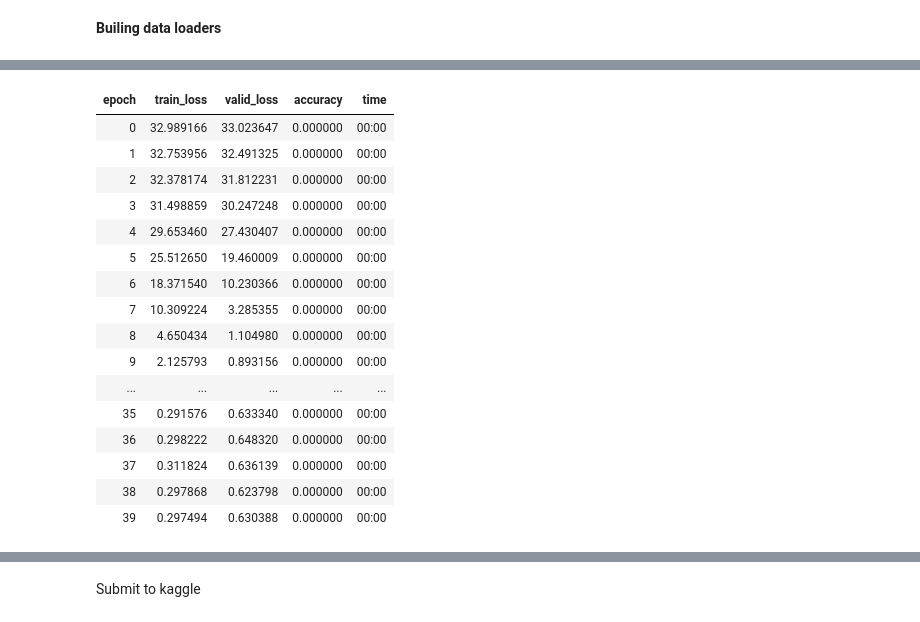
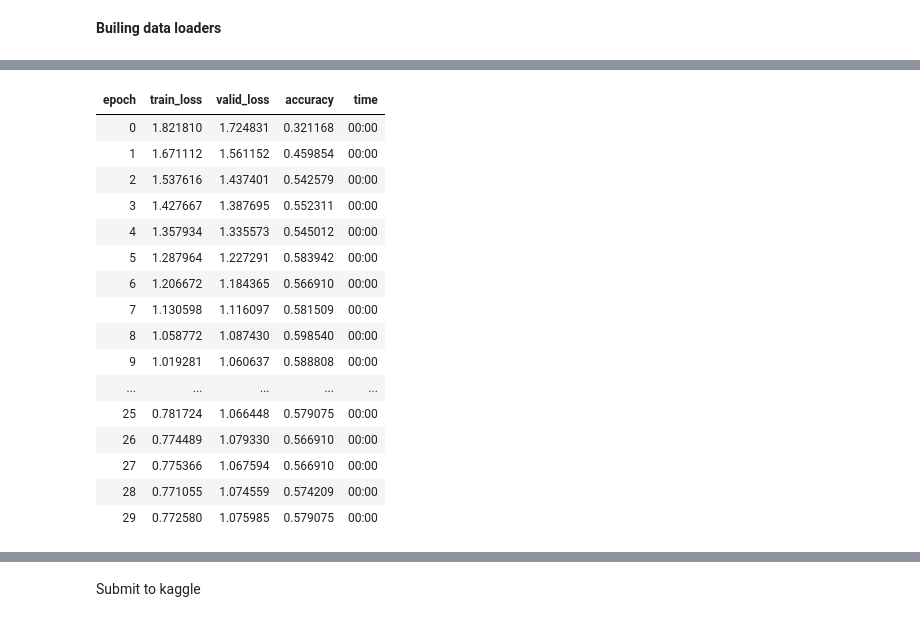
Before and after one commit to rubanzasilva/ps-s03e05, a Jupyter notebook: ps-s03e05.ipynb, the cells around one changed output, grey strips where cells are left out. Cells and saved outputs as stored; diff of their text form; code cells hidden in the pictures.

```diff
--- a/ps-s03e05.ipynb
+++ b/ps-s03e05.ipynb
@@ -75,6 +75,7 @@ to = TabularPandas(train_df, procs=[Normalize],
                    cat_names = None,
     cont_names = ['fixed acidity', 'volatile acidity', 'citric acid','residual sugar', 'chlorides', 'free sulfur dioxide','total sulfur dioxide', 'density', 'pH', 'sulphates', 'alcohol',],
                    y_names='quality',
+                   y_block = CategoryBlock(),
                    splits=splits)
 # %%
 to.xs.iloc[:2]
@@ -110,23 +111,23 @@ SuggestedLRs(valley=0.009120108559727669)
 # %%
-learn.fit_one_cycle(40,1e-3)
+learn.fit_one_cycle(30,1e-3, wd=0.2)
 # %% [output]
 | epoch | train_loss | valid_loss | accuracy | time |
-| 0 | 32.989166 | 33.023647 | 0.000000 | 00:00 |
-| 1 | 32.753956 | 32.491325 | 0.000000 | 00:00 |
-| 2 | 32.378174 | 31.812231 | 0.000000 | 00:00 |
-| 3 | 31.498859 | 30.247248 | 0.000000 | 00:00 |
-| 4 | 29.653460 | 27.430407 | 0.000000 | 00:00 |
-| 5 | 25.512650 | 19.460009 | 0.000000 | 00:00 |
-| 6 | 18.371540 | 10.230366 | 0.000000 | 00:00 |
-| 7 | 10.309224 | 3.285355 | 0.000000 | 00:00 |
-| 8 | 4.650434 | 1.104980 | 0.000000 | 00:00 |
-| 9 | 2.125793 | 0.893156 | 0.000000 | 00:00 |
+| 0 | 1.821810 | 1.724831 | 0.321168 | 00:00 |
+| 1 | 1.671112 | 1.561152 | 0.459854 | 00:00 |
+| 2 | 1.537616 | 1.437401 | 0.542579 | 00:00 |
+| 3 | 1.427667 | 1.387695 | 0.552311 | 00:00 |
+| 4 | 1.357934 | 1.335573 | 0.545012 | 00:00 |
+| 5 | 1.287964 | 1.227291 | 0.583942 | 00:00 |
+| 6 | 1.206672 | 1.184365 | 0.566910 | 00:00 |
+| 7 | 1.130598 | 1.116097 | 0.581509 | 00:00 |
+| 8 | 1.058772 | 1.087430 | 0.598540 | 00:00 |
+| 9 | 1.019281 | 1.060637 | 0.588808 | 00:00 |
 | ... | ... | ... | ... | ... |
-| 35 | 0.291576 | 0.633340 | 0.000000 | 00:00 |
-| 36 | 0.298222 | 0.648320 | 0.000000 | 00:00 |
-| 37 | 0.311824 | 0.636139 | 0.000000 | 00:00 |
-| 38 | 0.297868 | 0.623798 | 0.000000 | 00:00 |
-| 39 | 0.297494 | 0.630388 | 0.000000 | 00:00 |
+| 25 | 0.781724 | 1.066448 | 0.579075 | 00:00 |
+| 26 | 0.774489 | 1.079330 | 0.566910 | 00:00 |
+| 27 | 0.775366 | 1.067594 | 0.566910 | 00:00 |
+| 28 | 0.771055 | 1.074559 | 0.574209 | 00:00 |
+| 29 | 0.772580 | 1.075985 | 0.579075 | 00:00 |
 # %%
 learn.show_results()
 # %% [output]
```
Also changed, not shown: parts of 21 cells of this notebook.
